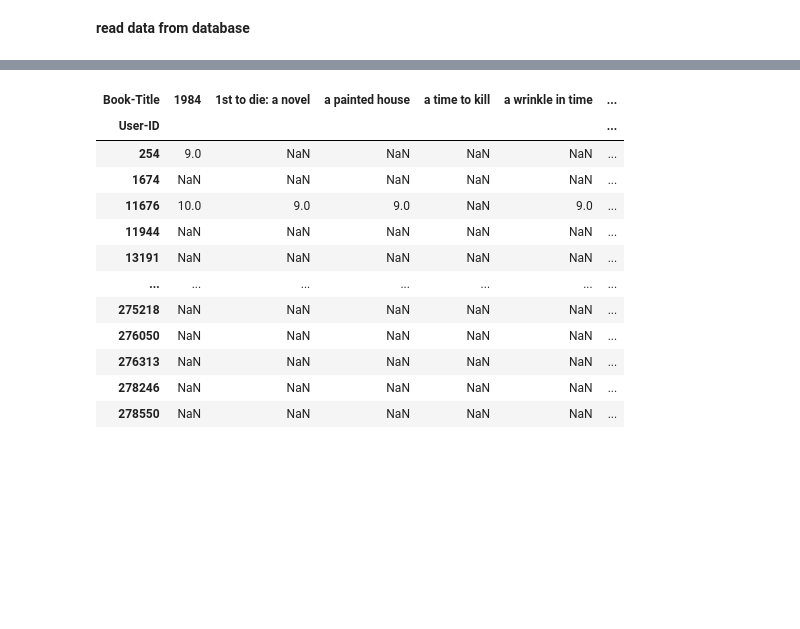
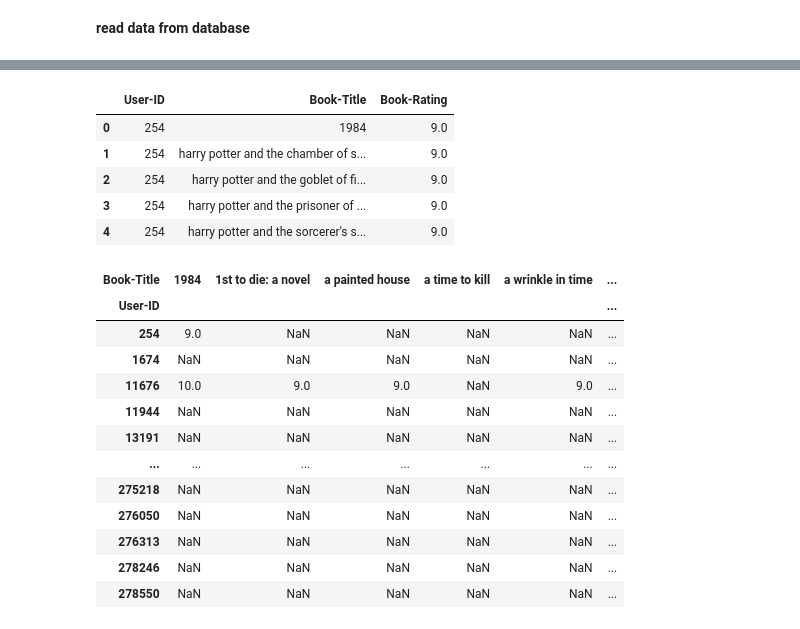
Before and after one commit to daim77/different, a Jupyter notebook: book_task.ipynb, the cells around one changed output, grey strips where cells are left out. Saved outputs shown, nothing was run; the diff lists cells and outputs as text; code cells hidden in the pictures; blank space fills up the shorter version.

```diff
--- a/book_task.ipynb
+++ b/book_task.ipynb
@@ -162,3 +148,16 @@ df_mean_rate = df_ratings_data_raw.groupby(['User-ID', 'Book-Title'])['Book-Rati
+# %%
+df_mean_rate = df_ratings_data_raw\
+    .groupby(['User-ID', 'Book-Title'])\
+    .agg({'Book-Rating':'mean'})\
+    .reset_index()
+df_mean_rate.head()
+# %% [output]
+|  | User-ID | Book-Title | Book-Rating |
+| 0 | 254 | 1984 | 9.0 |
+| 1 | 254 | harry potter and the chamber of s... | 9.0 |
+| 2 | 254 | harry potter and the goblet of fi... | 9.0 |
+| 3 | 254 | harry potter and the prisoner of ... | 9.0 |
+| 4 | 254 | harry potter and the sorcerer's s... | 9.0 |
 # %%
 dataset_for_corr = df_mean_rate.pivot(index='User-ID', columns='Book-Title', values='Book-Rating')
 dataset_for_corr
```
Also changed, not shown: parts of 10 cells of this notebook, 2 other files.
